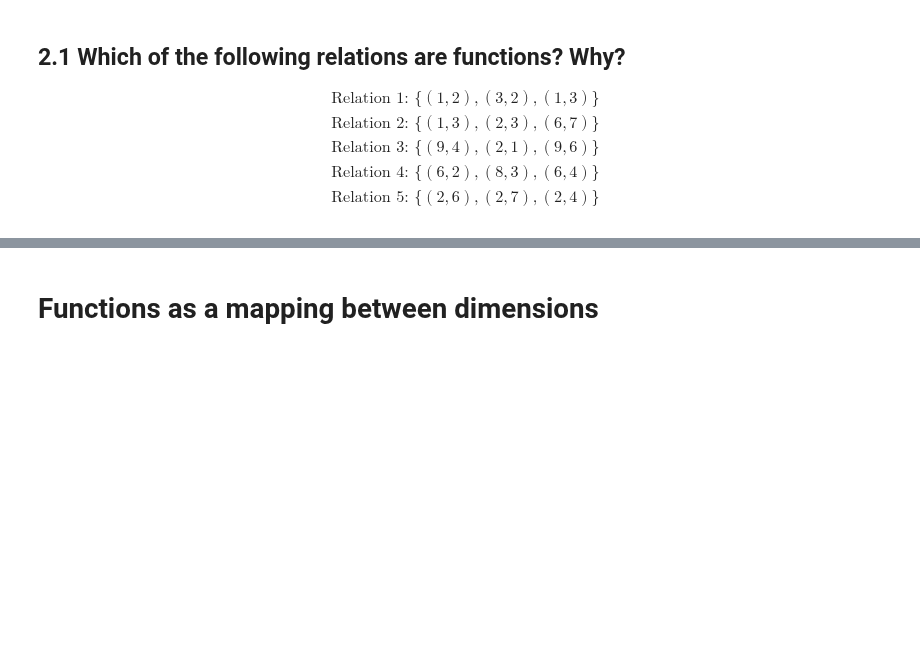
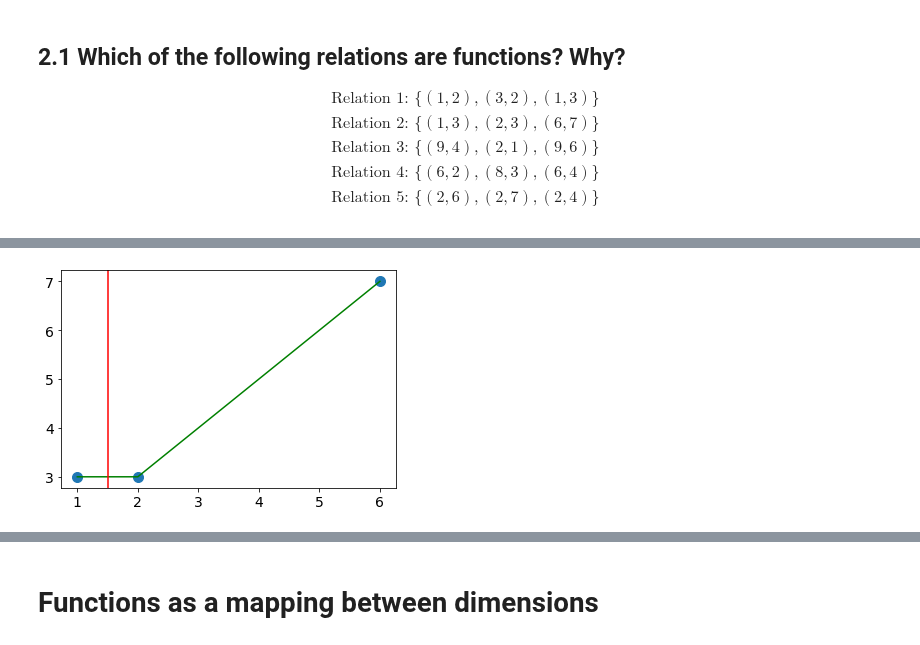
Before and after one commit to raklives/DS-Unit-1-Sprint-3-Linear-Algebra, a Jupyter notebook: module3-dimensionality-reduction/LS_DS_133_High_Dimensional_Data_Assignment.ipynb, the cells around one changed output, grey strips where cells are left out. Drawn from its saved outputs; the diff is of its cells as text; code cells hidden in the pictures; blank space fills up the shorter version.

```diff
--- a/module3-dimensionality-reduction/LS_DS_133_High_Dimensional_Data_Assignment.ipynb
+++ b/module3-dimensionality-reduction/LS_DS_133_High_Dimensional_Data_Assignment.ipynb
@@ -41,0 +53,10 @@ graphs that fail the vertical line test intersects a graph more than once. This
+# %%
+# Relation 2 is a function
+x = np.array([1,2,6])          # assign x variables
+y = np.array([3,3,7])          # assign y variables
+
+plt.scatter(x,y, s=100);       # plot on a scatter plot to see relationship
+plt.plot(x, y, color='g')      # connect dots with a line
+plt.axvline(x=1.5, color='r'); # draw a vertical line
+# %% [output]
+[figure, added]
```
Also changed, not shown: parts of 6 cells of this notebook.
